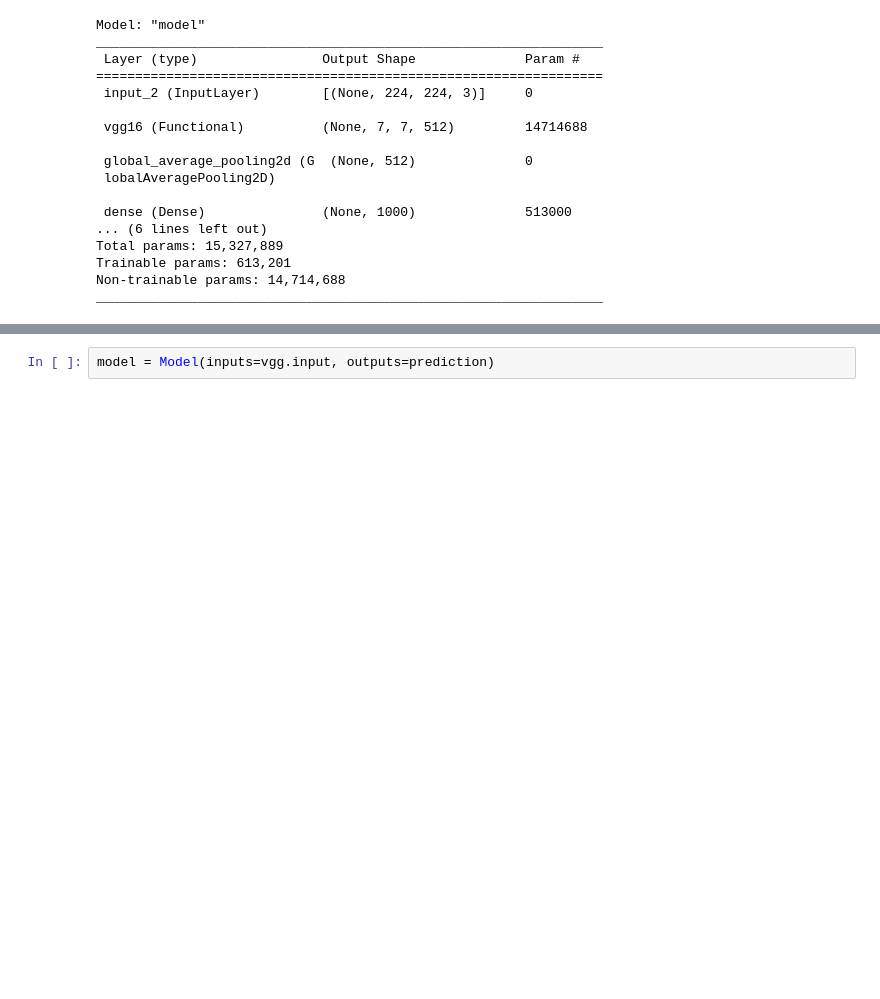
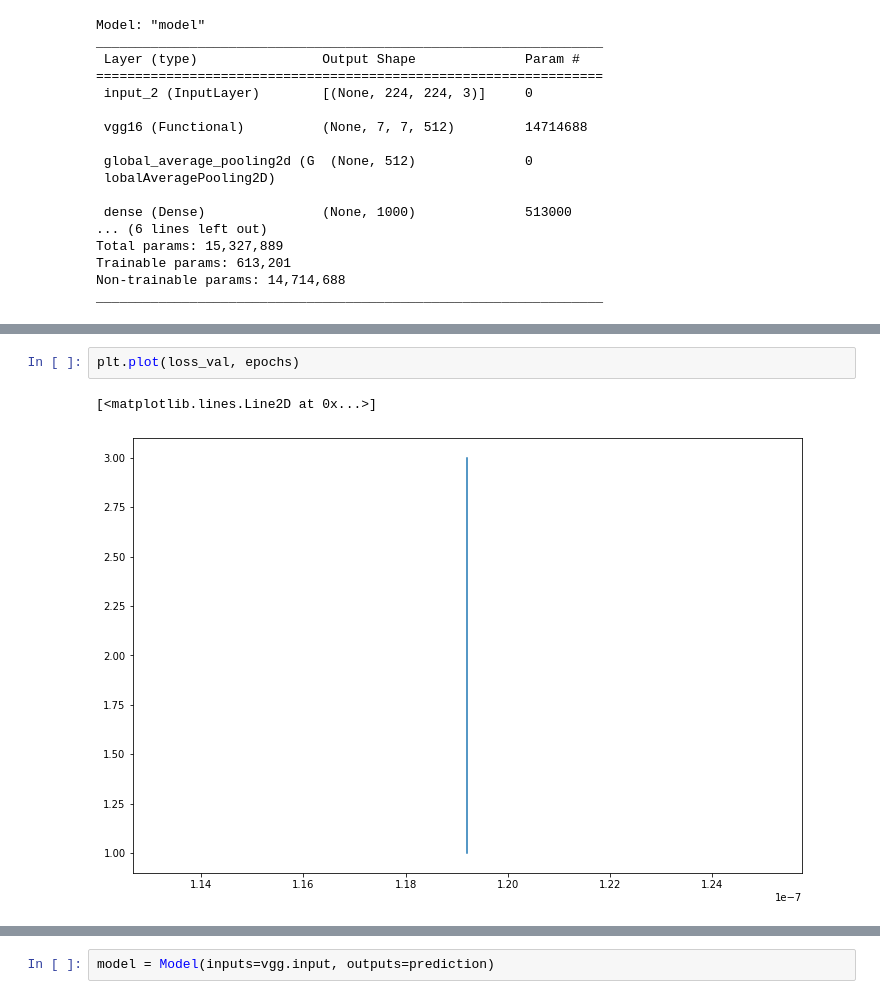
Before and after one commit to anaghab3/flower-vision, a Jupyter notebook: Anagha_FlowerRecognition.ipynb, the cells around one changed output, grey strips where cells are left out. Saved outputs shown, nothing was run; the diff lists cells and outputs as text; blank space fills up the shorter version.

```diff
--- a/Anagha_FlowerRecognition.ipynb
+++ b/Anagha_FlowerRecognition.ipynb
@@ -406,0 +494,5 @@ print('accuracy: ', results[1])
+# %%
+plt.plot(loss_val, epochs)
+# %% [output]
+[<matplotlib.lines.Line2D at 0x...>]
+[figure, added]
```
Also changed, not shown: parts of 28 cells of this notebook.
